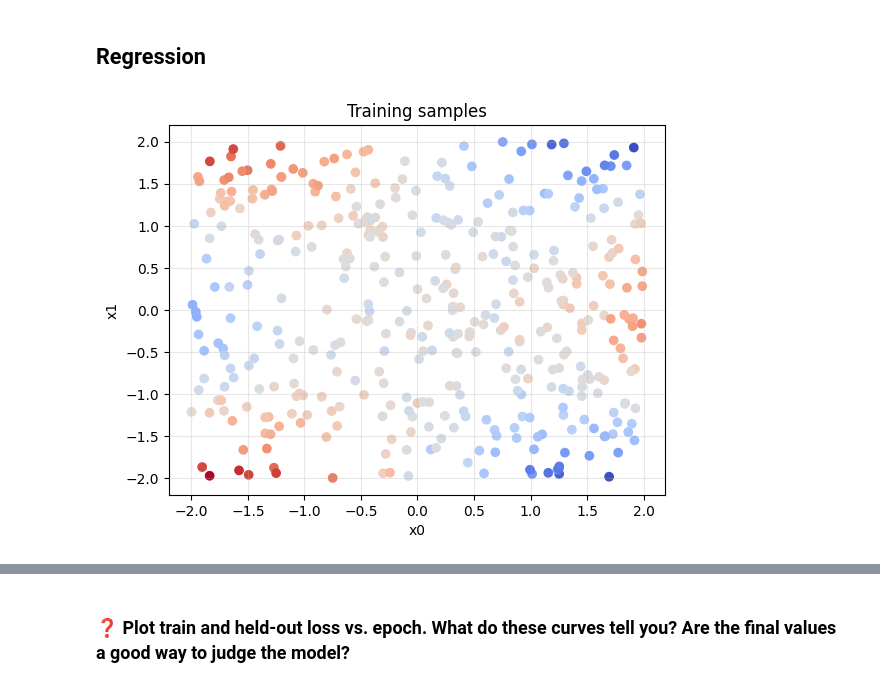
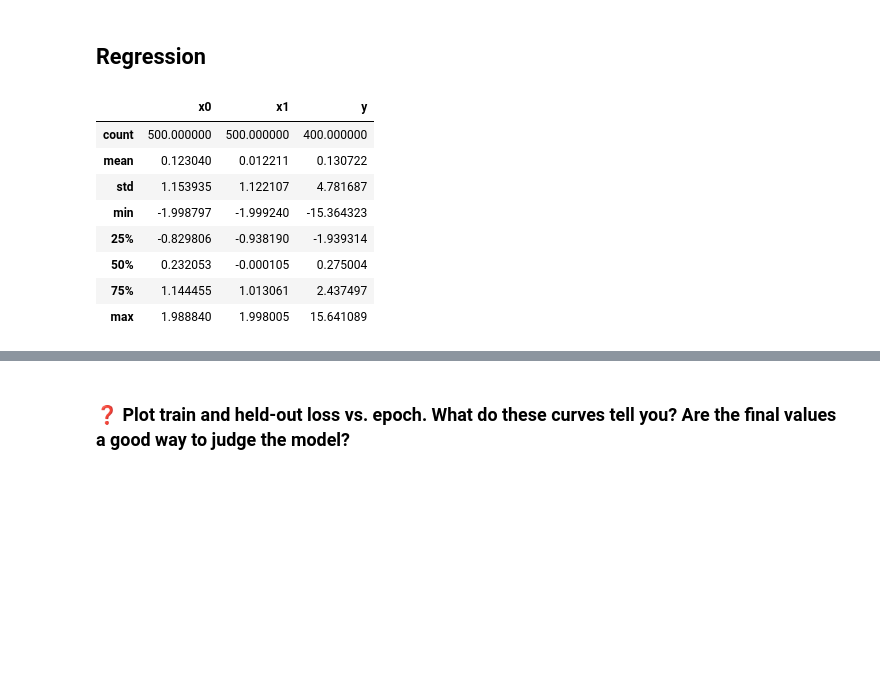
Before and after one commit to savmidt/tdt4172_intro_ml, a Jupyter notebook: Assignment3/problem.ipynb, the cells around one changed output, grey strips where cells are left out. Saved outputs shown, nothing was run; the diff lists cells and outputs as text; code cells hidden in the pictures; blank space fills up the shorter version.

```diff
--- a/Assignment3/problem.ipynb
+++ b/Assignment3/problem.ipynb
@@ -169,18 +231,26 @@ ValueError: cannot reshape array of size 20000 into shape (100,100)
 # %%
 # We have a new dataset now. This time, the target is continuous.
 # Test rows have no y. For a validation split, hold out part of train.
 data = pd.read_csv("regression_data.csv")
 train = data[data["split"] == "train"]
 test = data[data["split"] == "test"]
-
-plt.scatter(train["x0"], train["x1"], c=train["y"], cmap="coolwarm")
-plt.xlabel("x0")
-plt.ylabel("x1")
-plt.title("Training samples")
-plt.grid(True, alpha=0.3)
-plt.show()
+data.describe()
+# plt.scatter(train["x0"], train["x1"], c=train["y"], cmap="coolwarm")
+# plt.xlabel("x0")
+# plt.ylabel("x1")
+# plt.title("Training samples")
+# plt.grid(True, alpha=0.3)
+# plt.show()
 # %% [output]
-[figure, removed]
+|  | x0 | x1 | y |
+| count | 500.000000 | 500.000000 | 400.000000 |
+| mean | 0.123040 | 0.012211 | 0.130722 |
+| std | 1.153935 | 1.122107 | 4.781687 |
+| min | -1.998797 | -1.999240 | -15.364323 |
+| 25% | -0.829806 | -0.938190 | -1.939314 |
+| 50% | 0.232053 | -0.000105 | 0.275004 |
+| 75% | 1.144455 | 1.013061 | 2.437497 |
+| max | 1.988840 | 1.998005 | 15.641089 |
 # %%
 # Hmmm, maybe 3d is better
 fig = plt.figure(figsize=(8, 6))
```
Also changed, not shown: parts of 11 cells of this notebook.
